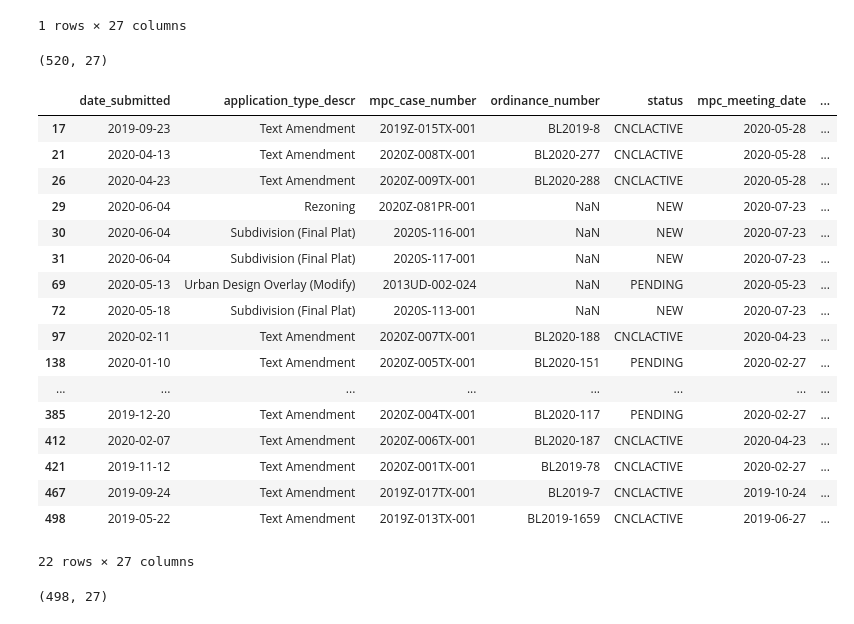
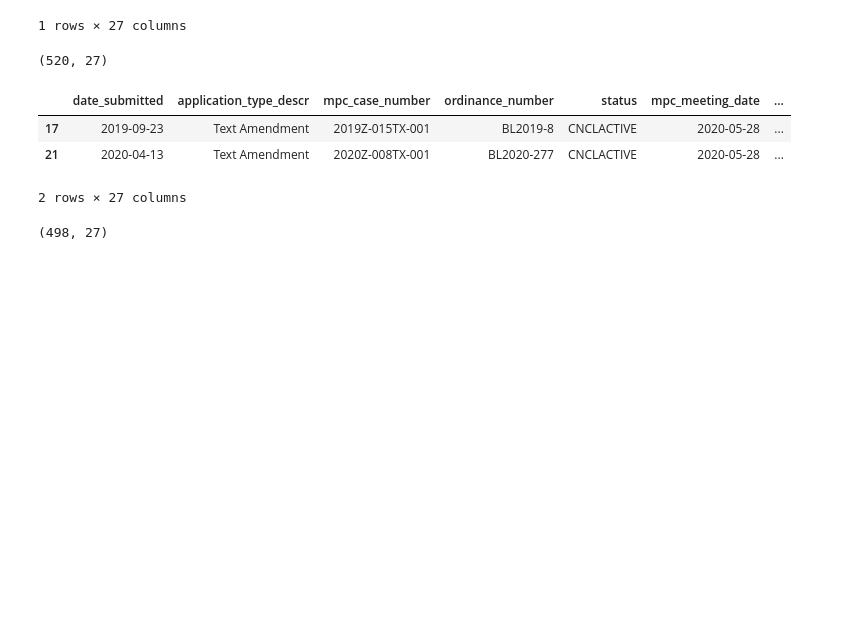
Before and after one commit to lorirocks/nashville-neighborhoods-capstone, a Jupyter notebook: notebooks/1_dataprep.ipynb, the cells around one changed output. Cells and saved outputs as stored; diff of their text form; code cells hidden in the pictures; blank space fills up the shorter version.

```diff
--- a/notebooks/1_dataprep.ipynb
+++ b/notebooks/1_dataprep.ipynb
@@ -766,27 +766,13 @@ df_planning.shape
 # %%
 # Finding the remaining 22 rows with null 'location'
 # Won't be able to get lat/lon for these. Will delete them.
 
-df_planning[df_planning.location.isnull()]
+df_planning[df_planning.location.isnull()].head(2)
 # %% [output]
 |  | date_submitted | application_type_descr | mpc_case_number | ordinance_number | status | mpc_meeting_date | ... |
 | 17 | 2019-09-23 | Text Amendment | 2019Z-015TX-001 | BL2019-8 | CNCLACTIVE | 2020-05-28 | ... |
 | 21 | 2020-04-13 | Text Amendment | 2020Z-008TX-001 | BL2020-277 | CNCLACTIVE | 2020-05-28 | ... |
-| 26 | 2020-04-23 | Text Amendment | 2020Z-009TX-001 | BL2020-288 | CNCLACTIVE | 2020-05-28 | ... |
-| 29 | 2020-06-04 | Rezoning | 2020Z-081PR-001 | NaN | NEW | 2020-07-23 | ... |
-| 30 | 2020-06-04 | Subdivision (Final Plat) | 2020S-116-001 | NaN | NEW | 2020-07-23 | ... |
-| 31 | 2020-06-04 | Subdivision (Final Plat) | 2020S-117-001 | NaN | NEW | 2020-07-23 | ... |
-| 69 | 2020-05-13 | Urban Design Overlay (Modify) | 2013UD-002-024 | NaN | PENDING | 2020-05-23 | ... |
-| 72 | 2020-05-18 | Subdivision (Final Plat) | 2020S-113-001 | NaN | NEW | 2020-07-23 | ... |
-| 97 | 2020-02-11 | Text Amendment | 2020Z-007TX-001 | BL2020-188 | CNCLACTIVE | 2020-04-23 | ... |
-| 138 | 2020-01-10 | Text Amendment | 2020Z-005TX-001 | BL2020-151 | PENDING | 2020-02-27 | ... |
-| ... | ... | ... | ... | ... | ... | ... | ... |
-| 385 | 2019-12-20 | Text Amendment | 2020Z-004TX-001 | BL2020-117 | PENDING | 2020-02-27 | ... |
-| 412 | 2020-02-07 | Text Amendment | 2020Z-006TX-001 | BL2020-187 | CNCLACTIVE | 2020-04-23 | ... |
-| 421 | 2019-11-12 | Text Amendment | 2020Z-001TX-001 | BL2019-78 | CNCLACTIVE | 2020-02-27 | ... |
-| 467 | 2019-09-24 | Text Amendment | 2019Z-017TX-001 | BL2019-7 | CNCLACTIVE | 2019-10-24 | ... |
-| 498 | 2019-05-22 | Text Amendment | 2019Z-013TX-001 | BL2019-1659 | CNCLACTIVE | 2019-06-27 | ... |
-22 rows × 27 columns
+2 rows × 27 columns
 # %%
 # Dropping 22 rows with null 'location'
 # Resulting df should have 498 rows
```
Also changed, not shown: parts of 23 cells of this notebook, 1 other file.
